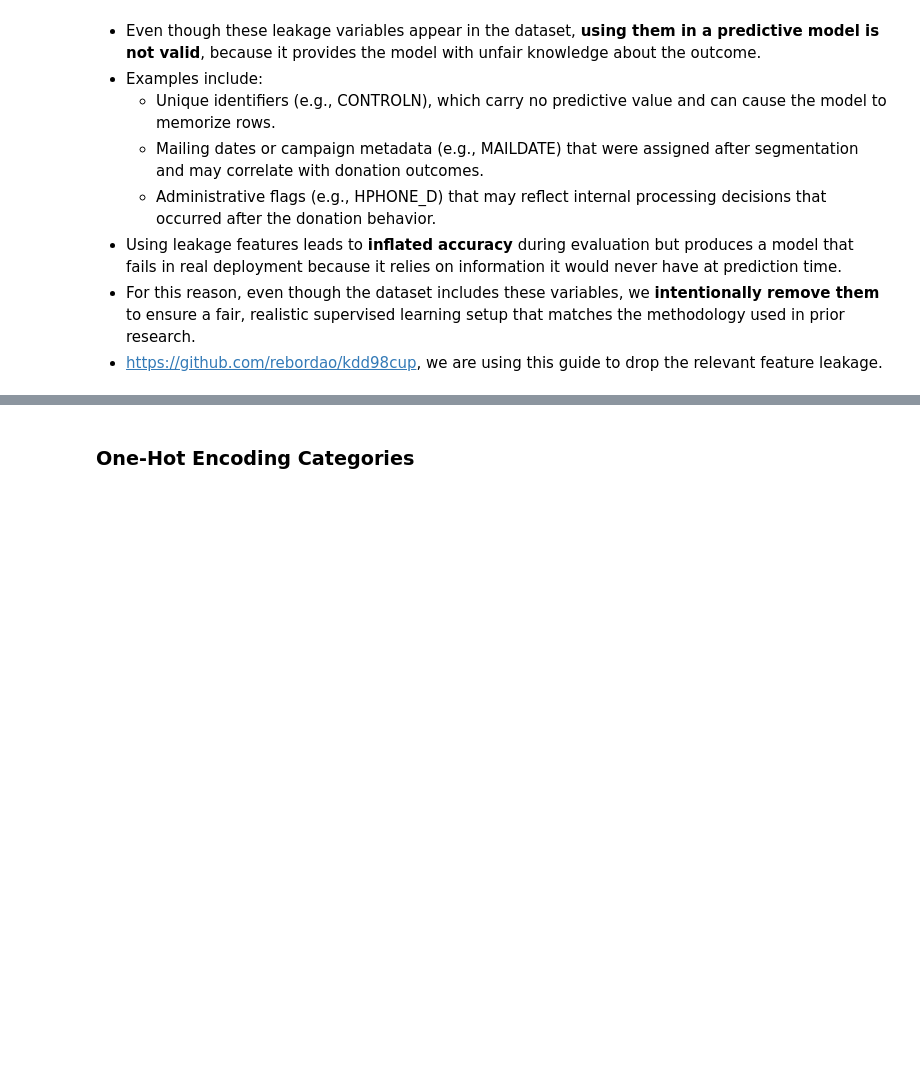
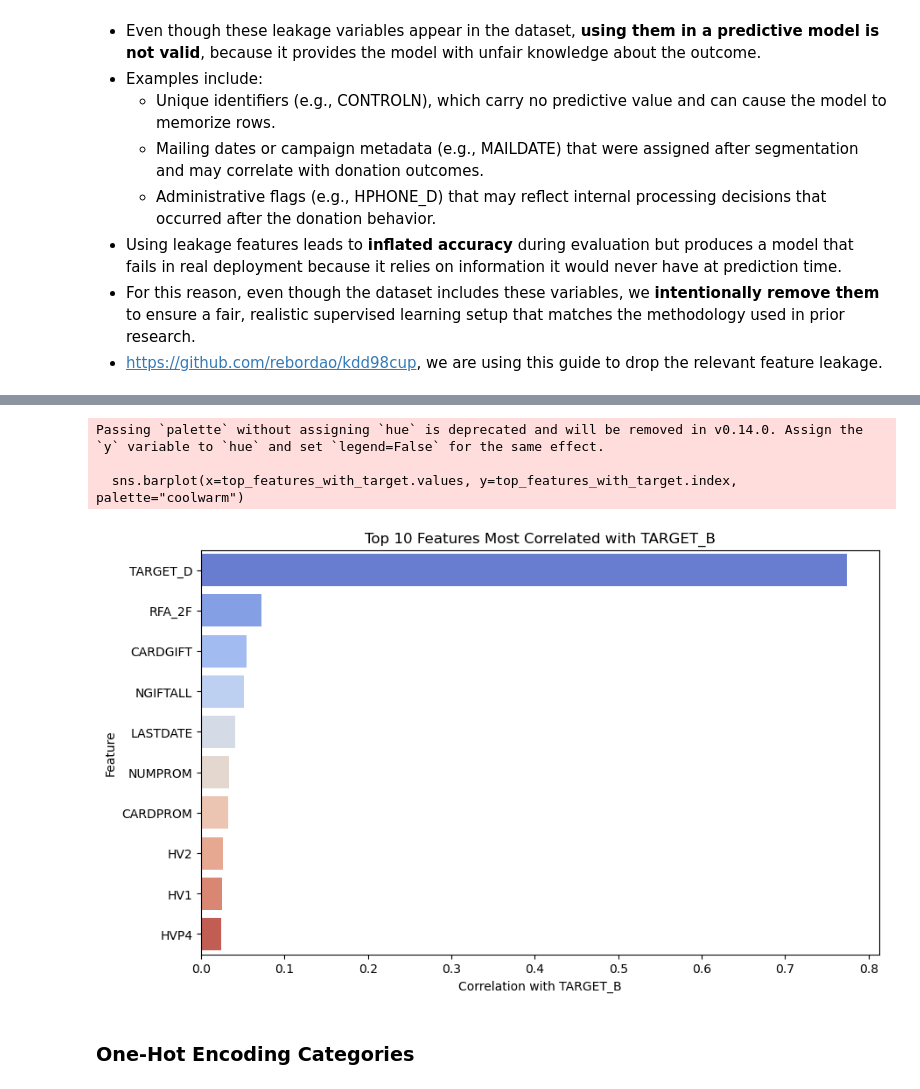
Before and after one commit to jyeh2/gpu-accelerated-empirical-ml-replication, a Jupyter notebook: scripts/data_preprocessing.ipynb, the cells around one changed output, grey strips where cells are left out. Saved outputs shown, nothing was run; the diff lists cells and outputs as text; code cells hidden in the pictures; blank space fills up the shorter version.

```diff
--- a/scripts/data_preprocessing.ipynb
+++ b/scripts/data_preprocessing.ipynb
@@ -227,0 +230,23 @@ save_model_data(wine_combined, "wine_combined_data_model.csv")
+# %%
+import seaborn as sns
+import matplotlib.pyplot as plt
+
+
+
+categorical_cols = cup98.select_dtypes(include=['object']).columns
+
+
+df_encoded = pd.get_dummies(cup98, columns=categorical_cols, drop_first=True)
+
+
+numeric_df = df_encoded.select_dtypes(include=['number'])
+numeric_df = numeric_df.fillna(numeric_df.mean())
+# %%
+correlation_matrix = numeric_df.corr()
+
+target_correlation = correlation_matrix['TARGET_B'].sort_values(ascending=False)
+
+# Step 6: Display the top features most correlated with TARGET_B (excluding TARGET_B itself)
+top_features_with_target = target_correlation.drop('TARGET_B').head(10)  # Top 10 features
+print("Top 10 features most correlated with TARGET_B:")
+print(top_features_with_target)
@@ -228 +266,13 @@ save_model_data(wine_combined, "wine_combined_data_model.csv")
+# %%
+plt.figure(figsize=(10, 6))
+sns.barplot(x=top_features_with_target.values, y=top_features_with_target.index, palette="coolwarm")
+plt.title("Top 10 Features Most Correlated with TARGET_B")
+plt.xlabel("Correlation with TARGET_B")
+plt.ylabel("Feature")
+plt.show()
+# %% [output]
+Passing `palette` without assigning `hue` is deprecated and will be removed in v0.14.0. Assign the `y` variable to `hue` and set `legend=False` for the same effect.
+
+  sns.barplot(x=top_features_with_target.values, y=top_features_with_target.index, palette="coolwarm")
+[figure, added]
 # %%
```
Also changed, not shown: parts of 4 cells of this notebook, 2 other files.
